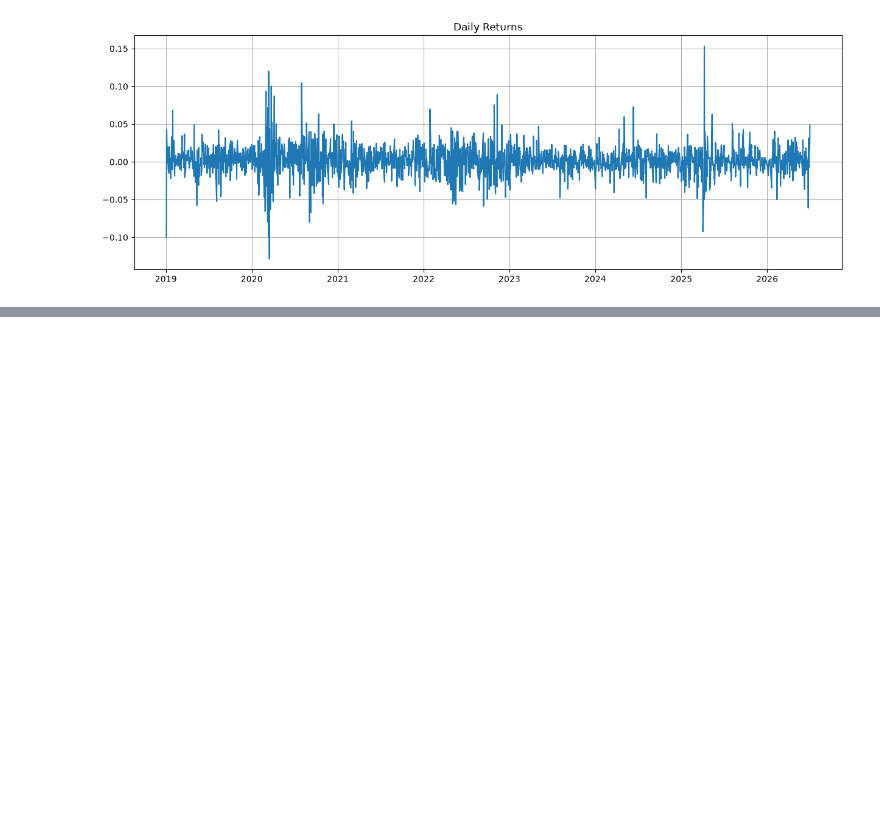
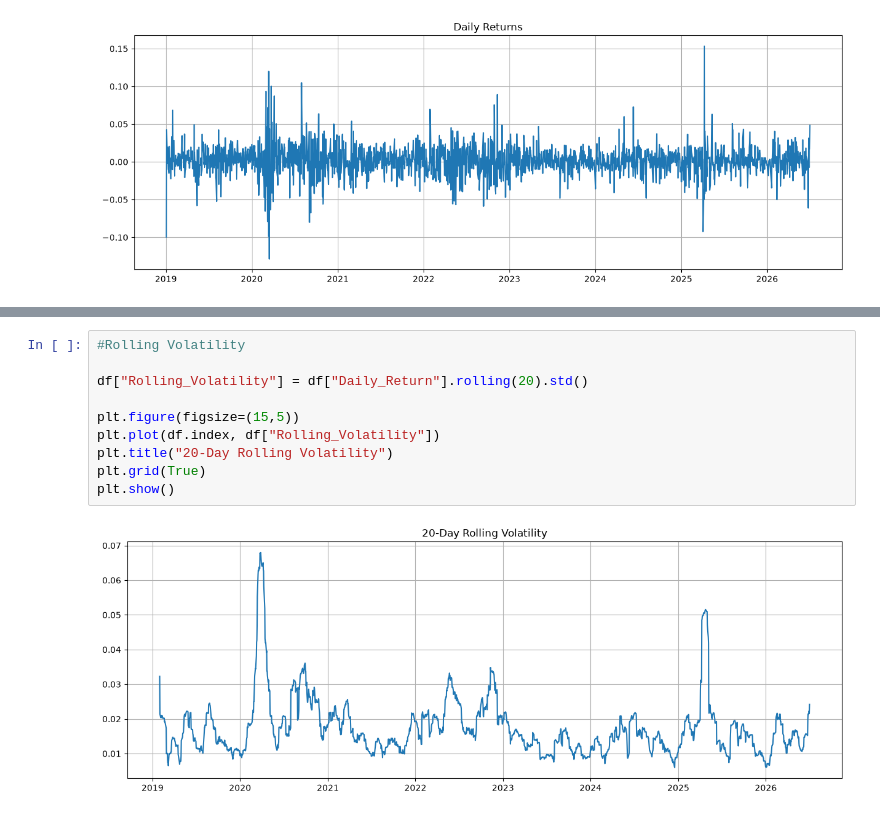
Before and after one commit to Maulik2710/FinAgent, a Jupyter notebook: notebooks/01_EDA.ipynb, the cells around one changed output, grey strips where cells are left out. Drawn from its saved outputs; the diff is of its cells as text; blank space fills up the shorter version.

```diff
--- a/notebooks/01_EDA.ipynb
+++ b/notebooks/01_EDA.ipynb
@@ -162,0 +176,12 @@ plt.show()
+# %%
+#Rolling Volatility
+
+df["Rolling_Volatility"] = df["Daily_Return"].rolling(20).std()
+
+plt.figure(figsize=(15,5))
+plt.plot(df.index, df["Rolling_Volatility"])
+plt.title("20-Day Rolling Volatility")
+plt.grid(True)
+plt.show()
+# %% [output]
+[figure, added]
```
Also changed, not shown: parts of 1 cell of this notebook, 9 other files.
